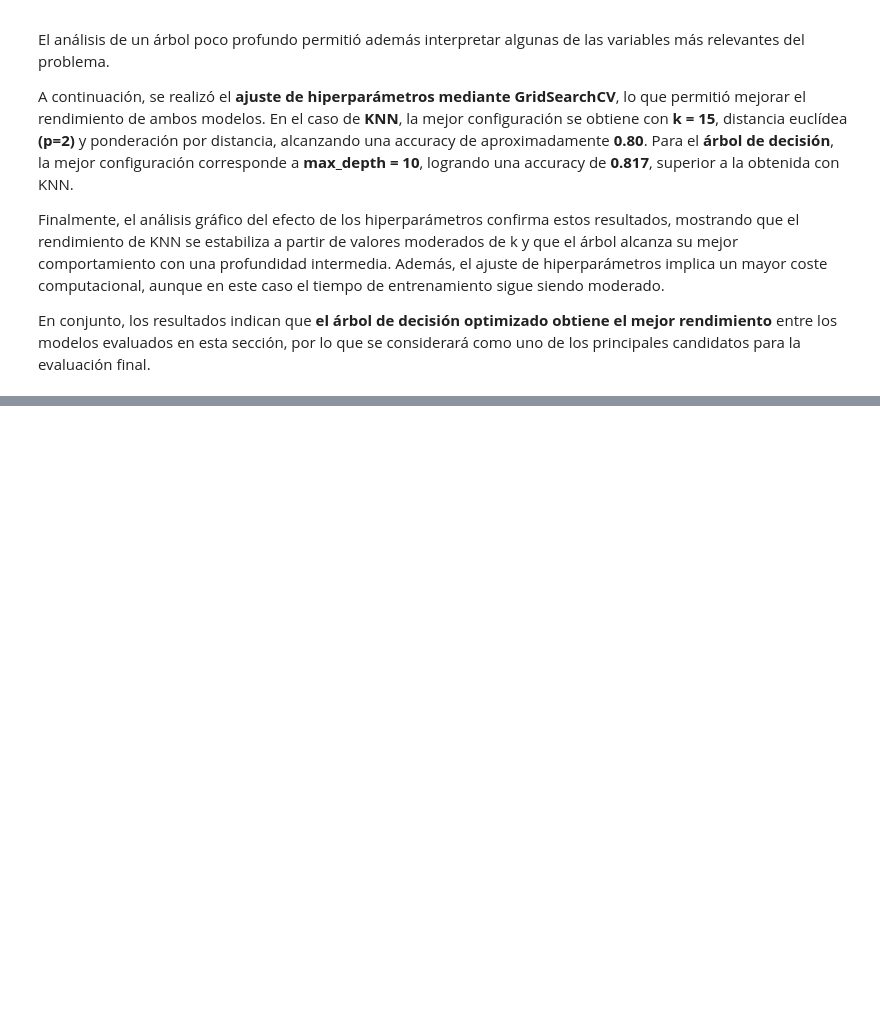
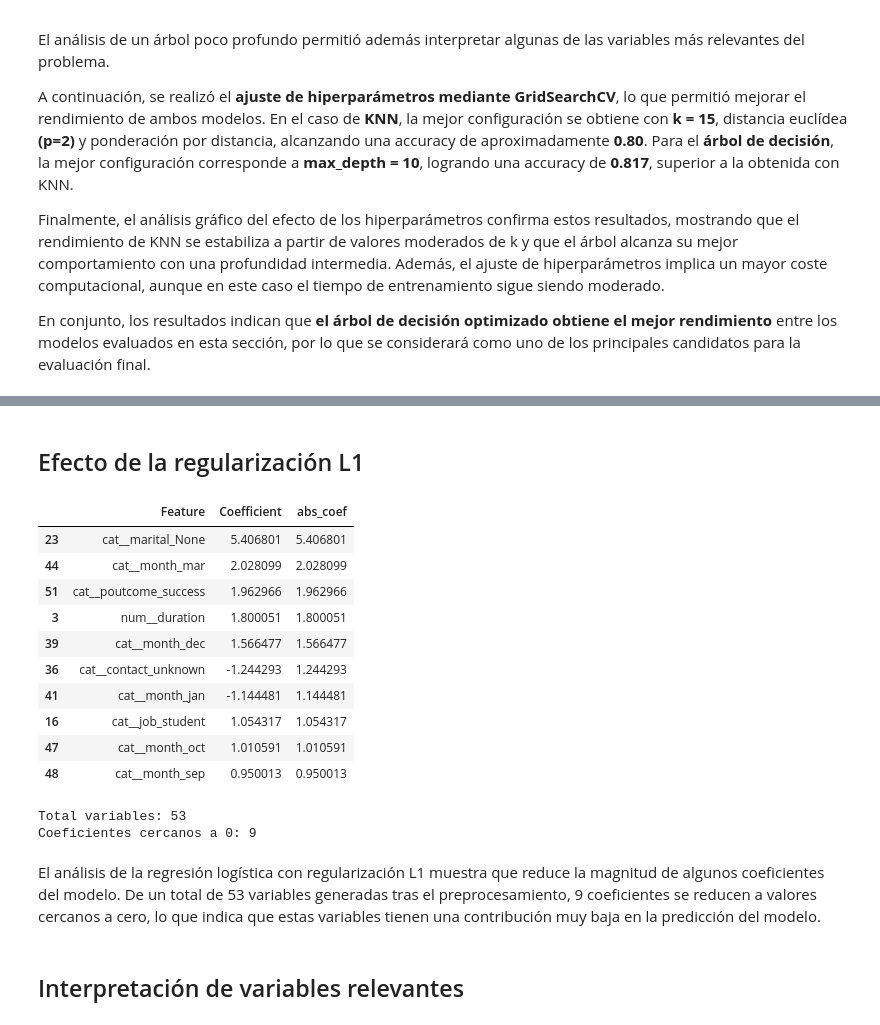
Before and after one commit to 100495785/Grupo17_Practica1, a Jupyter notebook: EDA_Practica1.ipynb, the cells around one changed output, grey strips where cells are left out. Drawn from its saved outputs; the diff is of its cells as text; code cells hidden in the pictures; blank space fills up the shorter version.

Commit message:
Modelos lineales y SVMs

```diff
--- a/EDA_Practica1.ipynb
+++ b/EDA_Practica1.ipynb
@@ -1019,0 +1392,43 @@ En conjunto, los resultados indican que **el árbol de decisión optimizado obti
+# %% [markdown]
+## Efecto de la regularización L1
+# %%
+# Entrenamos el modelo L1 con todo el train
+best_logreg_l1 = logreg_l1
+best_logreg_l1.fit(X_train, y_train)
+
+feature_names = best_logreg_l1.named_steps["preprocessor"].get_feature_names_out()
+
+coef_l1 = best_logreg_l1.named_steps["clf"].coef_[0]
+
+l1_importance = pd.DataFrame({
+    "Feature": feature_names,
+    "Coefficient": coef_l1
+})
+
+l1_importance["abs_coef"] = l1_importance["Coefficient"].abs()
+
+l1_importance = l1_importance.sort_values("abs_coef", ascending=False)
+
+l1_importance.head(10)
+# %% [output]
+|  | Feature | Coefficient | abs_coef |
+| 23 | cat__marital_None | 5.406801 | 5.406801 |
+| 44 | cat__month_mar | 2.028099 | 2.028099 |
+| 51 | cat__poutcome_success | 1.962966 | 1.962966 |
+| 3 | num__duration | 1.800051 | 1.800051 |
+| 39 | cat__month_dec | 1.566477 | 1.566477 |
+| 36 | cat__contact_unknown | -1.244293 | 1.244293 |
+| 41 | cat__month_jan | -1.144481 | 1.144481 |
+| 16 | cat__job_student | 1.054317 | 1.054317 |
+| 47 | cat__month_oct | 1.010591 | 1.010591 |
+| 48 | cat__month_sep | 0.950013 | 0.950013 |
+# %%
+print("Total variables:", len(coef_l1))
+print("Coeficientes cercanos a 0:", (abs(coef_l1) < 0.001).sum())
+# %% [output]
+Total variables: 53
+Coeficientes cercanos a 0: 9
+# %% [markdown]
+El análisis de la regresión logística con regularización L1 muestra que reduce la magnitud de algunos coeficientes del modelo. De un total de 53 variables generadas tras el preprocesamiento, 9 coeficientes se reducen a valores cercanos a cero, lo que indica que estas variables tienen una contribución muy baja en la predicción del modelo.
+# %% [markdown]
+## Interpretación de variables relevantes
```
Also changed, not shown: parts of 46 cells of this notebook.
